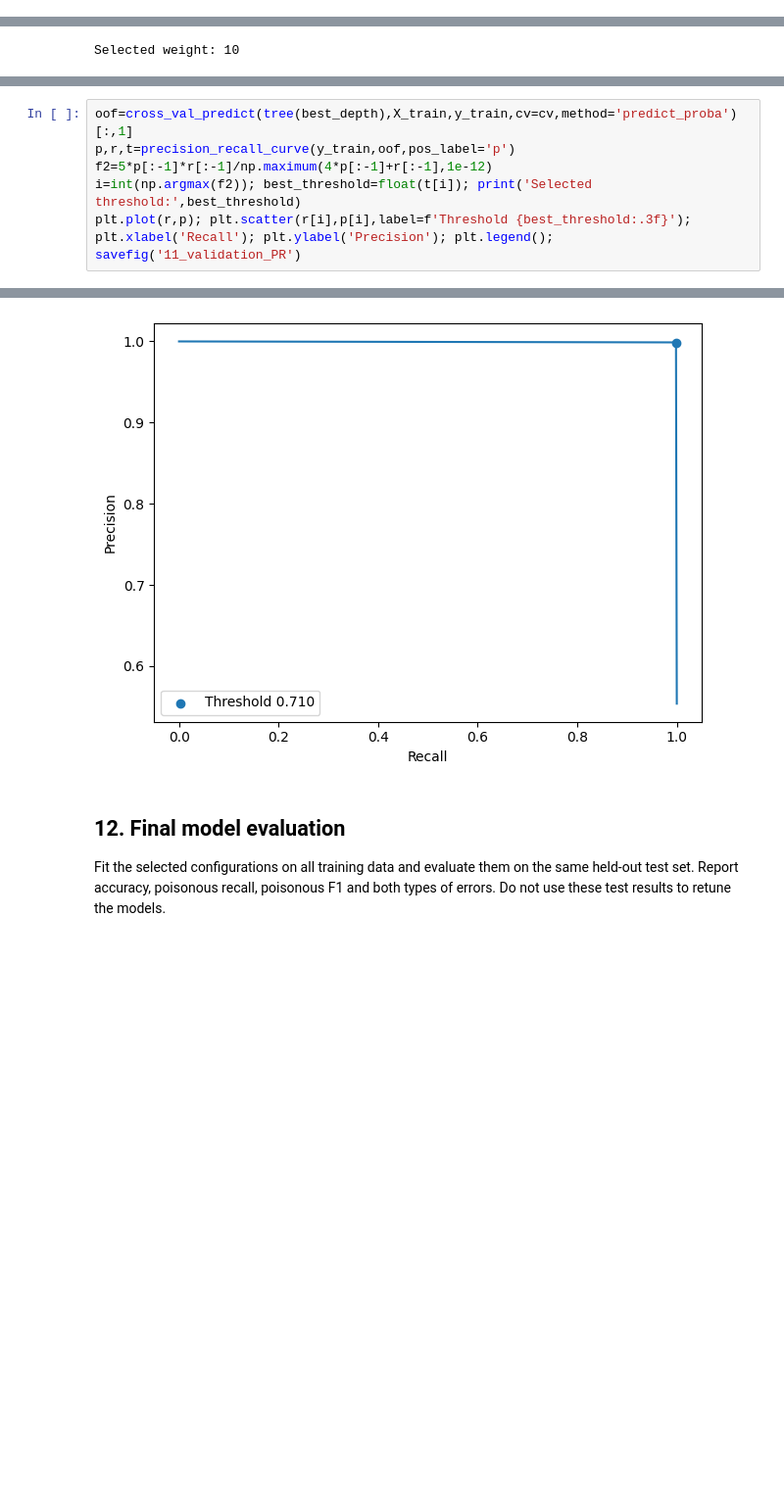
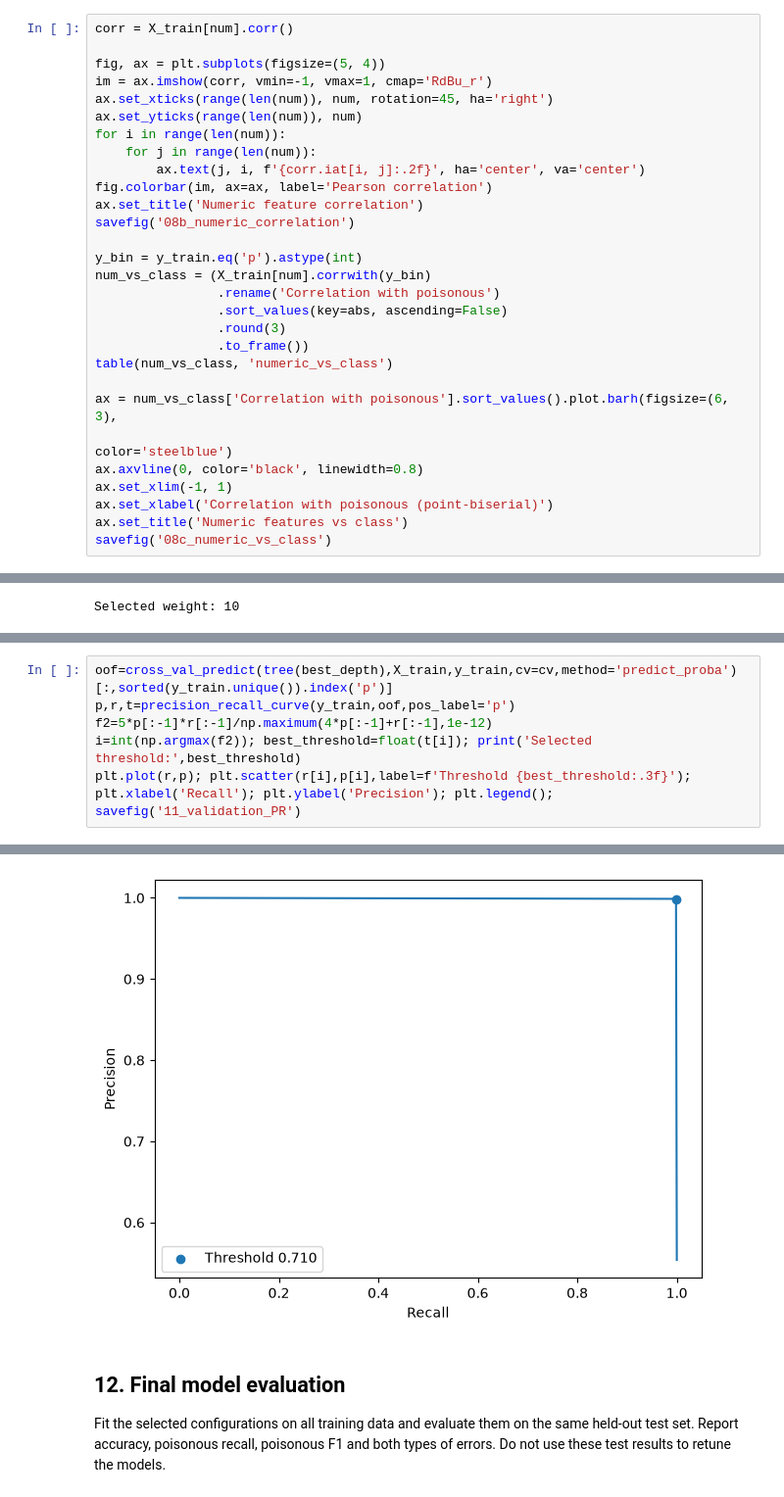
Before and after one commit to Seito1090/TCDMushrooms, a Jupyter notebook: src/Mushroom_Classification_Project_Updated.ipynb, the cells around one changed output, grey strips where cells are left out. Shown at 98% size. Drawn from its saved outputs; the diff is of its cells as text; blank space fills up the shorter version.

```diff
--- a/src/Mushroom_Classification_Project_Updated.ipynb
+++ b/src/Mushroom_Classification_Project_Updated.ipynb
@@ -399,0 +390,29 @@ fig,ax=plt.subplots(figsize=(10,9)); im=ax.imshow(a,vmin=0,vmax=1,cmap='Blues');
+# %%
+corr = X_train[num].corr()
+
+fig, ax = plt.subplots(figsize=(5, 4))
+im = ax.imshow(corr, vmin=-1, vmax=1, cmap='RdBu_r')
+ax.set_xticks(range(len(num)), num, rotation=45, ha='right')
+ax.set_yticks(range(len(num)), num)
+for i in range(len(num)):
+    for j in range(len(num)):
+        ax.text(j, i, f'{corr.iat[i, j]:.2f}', ha='center', va='center')
+fig.colorbar(im, ax=ax, label='Pearson correlation')
+ax.set_title('Numeric feature correlation')
+savefig('08b_numeric_correlation')
+
+y_bin = y_train.eq('p').astype(int)
+num_vs_class = (X_train[num].corrwith(y_bin)
+                .rename('Correlation with poisonous')
+                .sort_values(key=abs, ascending=False)
+                .round(3)
+                .to_frame())
+table(num_vs_class, 'numeric_vs_class')
+
+ax = num_vs_class['Correlation with poisonous'].sort_values().plot.barh(figsize=(6, 3),
+                                                                        color='steelblue')
+ax.axvline(0, color='black', linewidth=0.8)
+ax.set_xlim(-1, 1)
+ax.set_xlabel('Correlation with poisonous (point-biserial)')
+ax.set_title('Numeric features vs class')
+savefig('08c_numeric_vs_class')
@@ -542,13 +568,13 @@ Selected weight: 10
 A lower threshold can catch more poisonous examples but may reject more edible ones. Select the threshold using out-of-fold training probabilities and F2, which gives recall more weight than precision. These validation results are used for tuning, not as independent final performance.
 # %%
-oof=cross_val_predict(tree(best_depth),X_train,y_train,cv=cv,method='predict_proba')[:,1]
+oof=cross_val_predict(tree(best_depth),X_train,y_train,cv=cv,method='predict_proba')[:,sorted(y_train.unique()).index('p')]
 p,r,t=precision_recall_curve(y_train,oof,pos_label='p')
 f2=5*p[:-1]*r[:-1]/np.maximum(4*p[:-1]+r[:-1],1e-12)
 i=int(np.argmax(f2)); best_threshold=float(t[i]); print('Selected threshold:',best_threshold)
 plt.plot(r,p); plt.scatter(r[i],p[i],label=f'Threshold {best_threshold:.3f}'); plt.xlabel('Recall'); plt.ylabel('Precision'); plt.legend(); savefig('11_validation_PR')
 # %% [output]
 Selected threshold: 0.7096774193548387
-[figure, old version]
+[figure, new version]
 # %% [markdown]
 ## 12. Final model evaluation
 Fit the selected configurations on all training data and evaluate them on the same held-out test set. Report accuracy, poisonous recall, poisonous F1 and both types of errors. Do not use these test results to retune the models.
```
Also changed, not shown: parts of 37 cells of this notebook, 43 other files.
